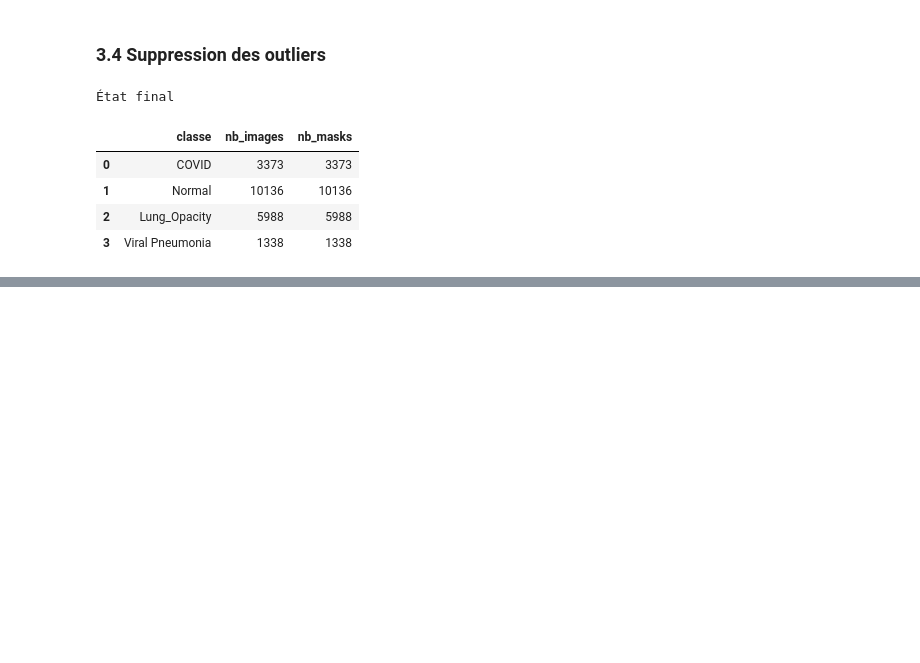
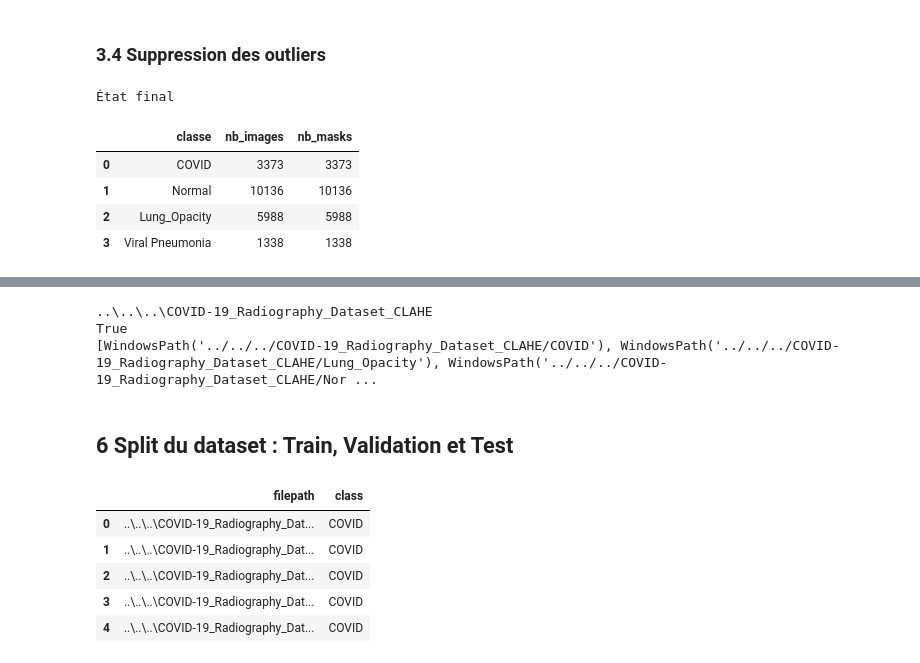
Before and after one commit to cyrilmarat/Liora_Covid, a Jupyter notebook: notebooks/Preprocessing/Pipeline preprocessing.ipynb, the cells around one changed output, grey strips where cells are left out. Saved outputs shown, nothing was run; the diff lists cells and outputs as text; code cells hidden in the pictures; blank space fills up the shorter version.

```diff
--- a/notebooks/Preprocessing/Pipeline preprocessing.ipynb
+++ b/notebooks/Preprocessing/Pipeline preprocessing.ipynb
@@ -218,0 +225,4 @@ compter_dataset(data_path)
+# %%
+# Dossier de sortie
+output_path = Path("../../../COVID-19_Radiography_Dataset_processed")
+output_path.mkdir(exist_ok=True)
@@ -218,0 +378,46 @@ compter_dataset(data_path)
+# %%
+# Vérification
+
+norm_dir = Path("../../../COVID-19_Radiography_Dataset_CLAHE")
+
+print(norm_dir)
+print(norm_dir.exists())
+
+if norm_dir.exists():
+    print(list(norm_dir.iterdir())[:10])
+# %% [output]
+..\..\..\COVID-19_Radiography_Dataset_CLAHE
+True
+[WindowsPath('../../../COVID-19_Radiography_Dataset_CLAHE/COVID'), WindowsPath('../../../COVID-19_Radiography_Dataset_CLAHE/Lung_Opacity'), WindowsPath('../../../COVID-19_Radiography_Dataset_CLAHE/Nor ...
+# %% [markdown]
+## 6 Split du dataset : Train, Validation et Test
+# %%
+# Création des listes d'images
+
+dataset_path = Path("../../../COVID-19_Radiography_Dataset_CLAHE")
+
+classes = ["COVID", "Normal", "Lung_Opacity", "Viral Pneumonia"]
+
+data = []
+
+for classe in classes:
+
+    images_dir = dataset_path / classe
+
+    for img_path in images_dir.glob("*.png"):
+
+        data.append({
+            "filepath": img_path,
+            "class": classe
+        })
+
+df = pd.DataFrame(data)
+
+df.head()
+# %% [output]
+|  | filepath | class |
+| 0 | ..\..\..\COVID-19_Radiography_Dat... | COVID |
+| 1 | ..\..\..\COVID-19_Radiography_Dat... | COVID |
+| 2 | ..\..\..\COVID-19_Radiography_Dat... | COVID |
+| 3 | ..\..\..\COVID-19_Radiography_Dat... | COVID |
+| 4 | ..\..\..\COVID-19_Radiography_Dat... | COVID |
```
Also changed, not shown: parts of 16 cells of this notebook.
